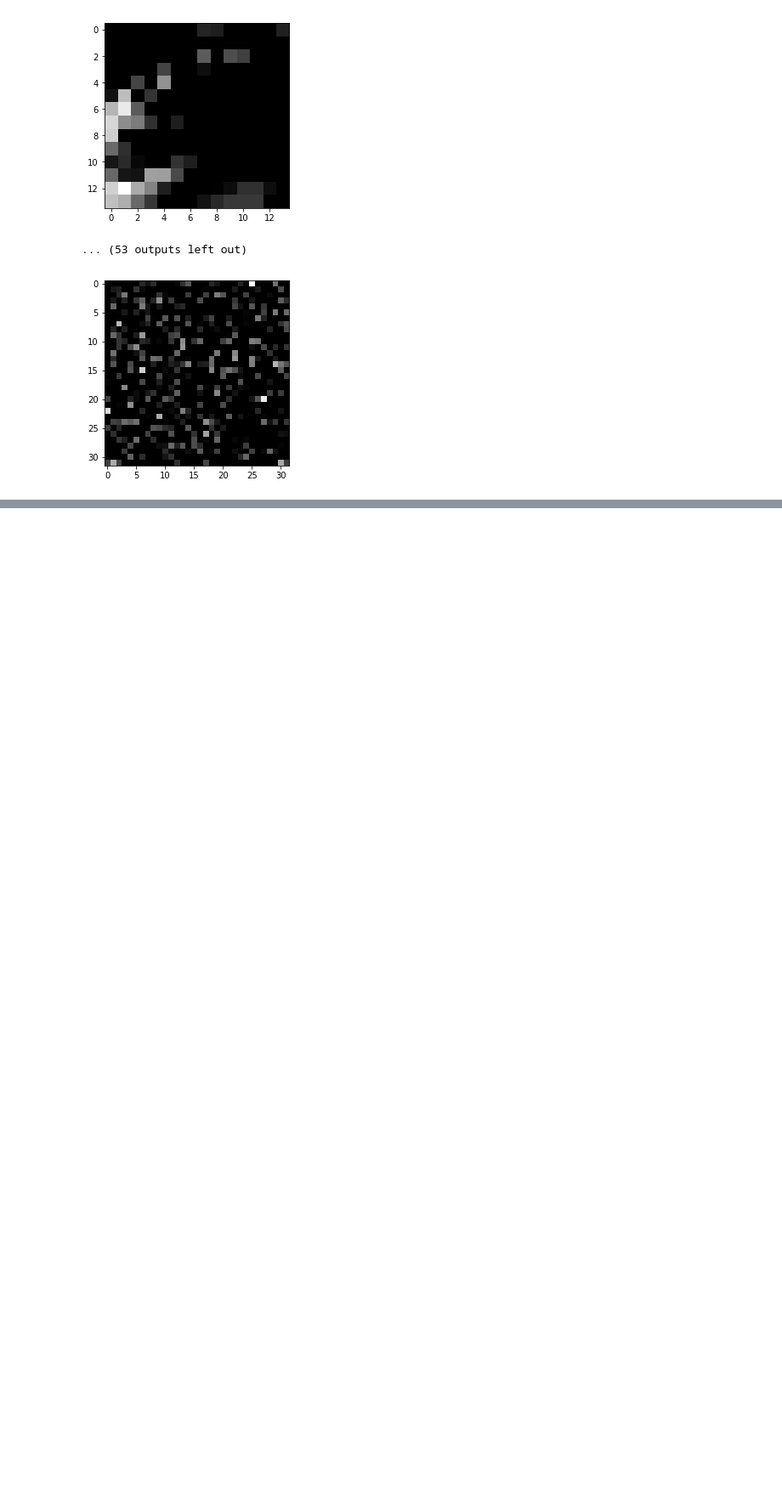
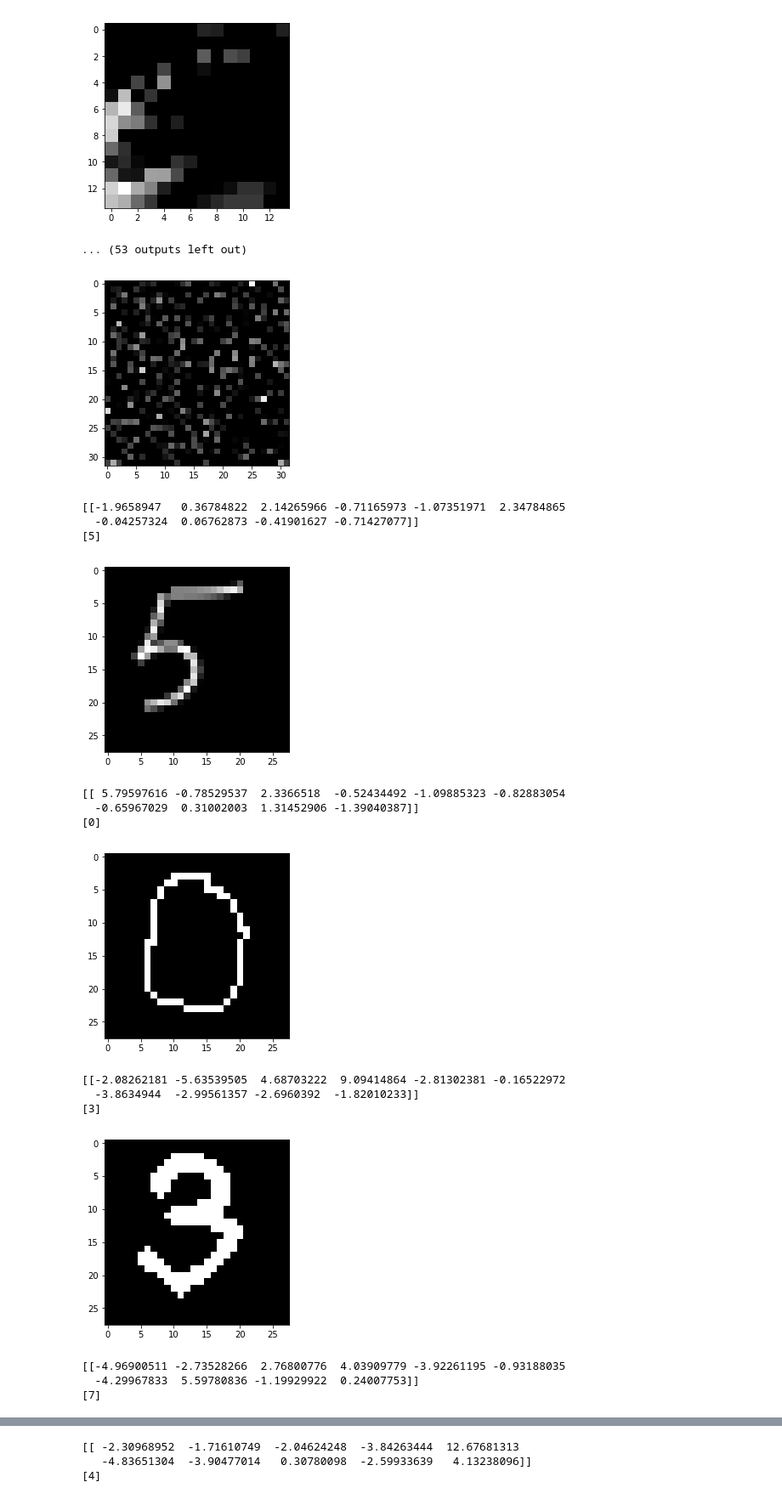
Before and after one commit to valentin-nemcev/tensor-flow-hackathon, a Jupyter notebook: MNIST_deep.ipynb, the cells around one changed output, grey strips where cells are left out. Shown at 85% size. Drawn from its saved outputs; the diff is of its cells as text; code cells hidden in the pictures; blank space fills up the shorter version.

```diff
--- a/MNIST_deep.ipynb
+++ b/MNIST_deep.ipynb
@@ -201,18 +201,37 @@ plt.show()
 # %%
 def match(img):
     # print(mnist.test.images[0])
     print(sess.run(y_conv, feed_dict={x: [img], keep_prob: 1}))
     print(sess.run(tf.argmax(y_conv, 1), feed_dict={x: [img], keep_prob: 1}))
 
+    plt.figure(figsize=[4,4])
 
 
-    plt.imshow(np.split(img, 28))
+    plt.imshow(np.split(img, 28), cmap='gray')
     plt.show()
 
 
 match(1 - mpimg.imread('digit.png').reshape([784, 3])[:, 1])
 match(1 - mpimg.imread('data.png').reshape([784, 3])[:, 1])
 
 match(1 - mpimg.imread('data1.png').reshape([784, 3])[:, 1])
+match(1 - mpimg.imread('seven.png').reshape([784, 3])[:, 1])
+
 
 match(mnist.test.images[4])
+# %% [output]
+[[-1.9658947   0.36784822  2.14265966 -0.71165973 -1.07351971  2.34784865
+  -0.04257324  0.06762873 -0.41901627 -0.71427077]]
+[5]
+[figure, added]
+[[ 5.79597616 -0.78529537  2.3366518  -0.52434492 -1.09885323 -0.82883054
+  -0.65967029  0.31002003  1.31452906 -1.39040387]]
+[0]
+[figure, added]
+[[-2.08262181 -5.63539505  4.68703222  9.09414864 -2.81302381 -0.16522972
+  -3.8634944  -2.99561357 -2.6960392  -1.82010233]]
+[3]
+[figure, added]
+[[-4.96900511 -2.73528266  2.76800776  4.03909779 -3.92261195 -0.93188035
+  -4.29967833  5.59780836 -1.19929922  0.24007753]]
+[7]
@@ -218,0 +239,3 @@ match(mnist.test.images[4])
+[[ -2.30968952  -1.71610749  -2.04624248  -3.84263444  12.67681313
+   -4.83651304  -3.90477014   0.30780098  -2.59933639   4.13238096]]
+[4]
```
Also changed, not shown: parts of 1 cell of this notebook, 2 other files.
